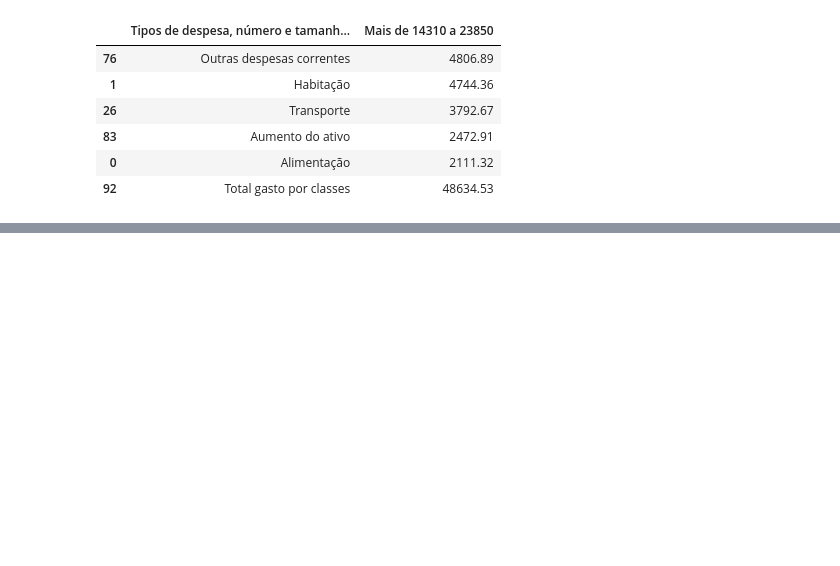
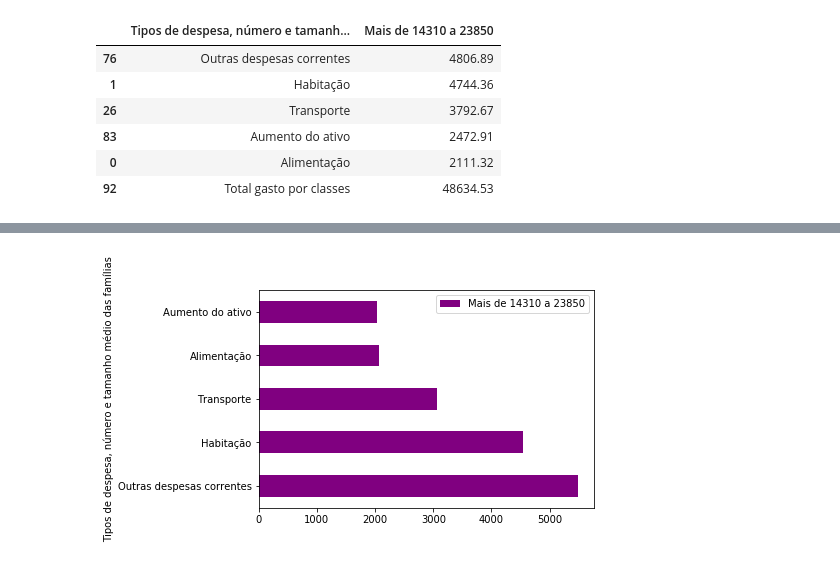
Before and after one commit to brunomarram/trabalho-dados, a Jupyter notebook: src/parte3/analise_exploratoria_por_classe_e_estado.ipynb, the cells around one changed output, grey strips where cells are left out. Saved outputs shown, nothing was run; the diff lists cells and outputs as text; code cells hidden in the pictures; blank space fills up the shorter version.

```diff
--- a/src/parte3/analise_exploratoria_por_classe_e_estado.ipynb
+++ b/src/parte3/analise_exploratoria_por_classe_e_estado.ipynb
@@ -200,0 +260,5 @@ plot_todos_graficos_barras_lista_top_N_itens(df_despesas, qtd_top_itens, cores)
+# %%
+df = getEstado("RS")
+plot_grafico_barras_lista_top_N_itens(df, 'Mais de 14310 a 23850', qtd_top_itens, 'purple')
+# %% [output]
+[figure, added]
```
Also changed, not shown: parts of 21 cells of this notebook.
